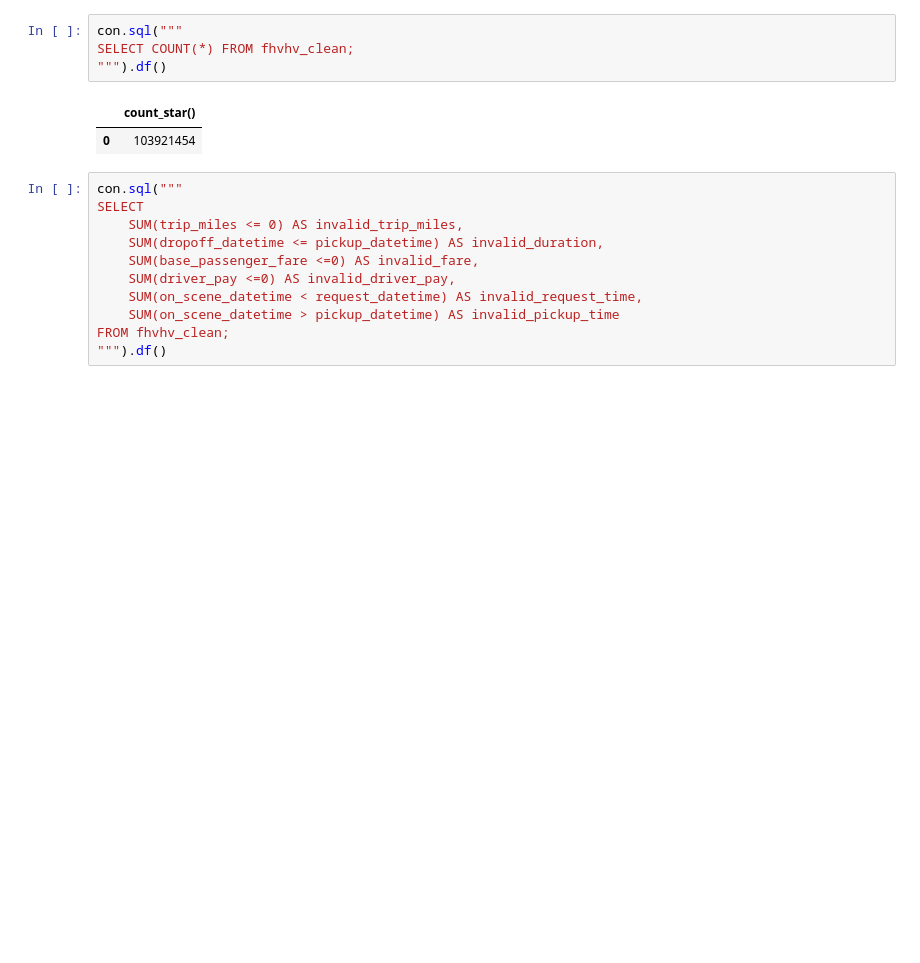
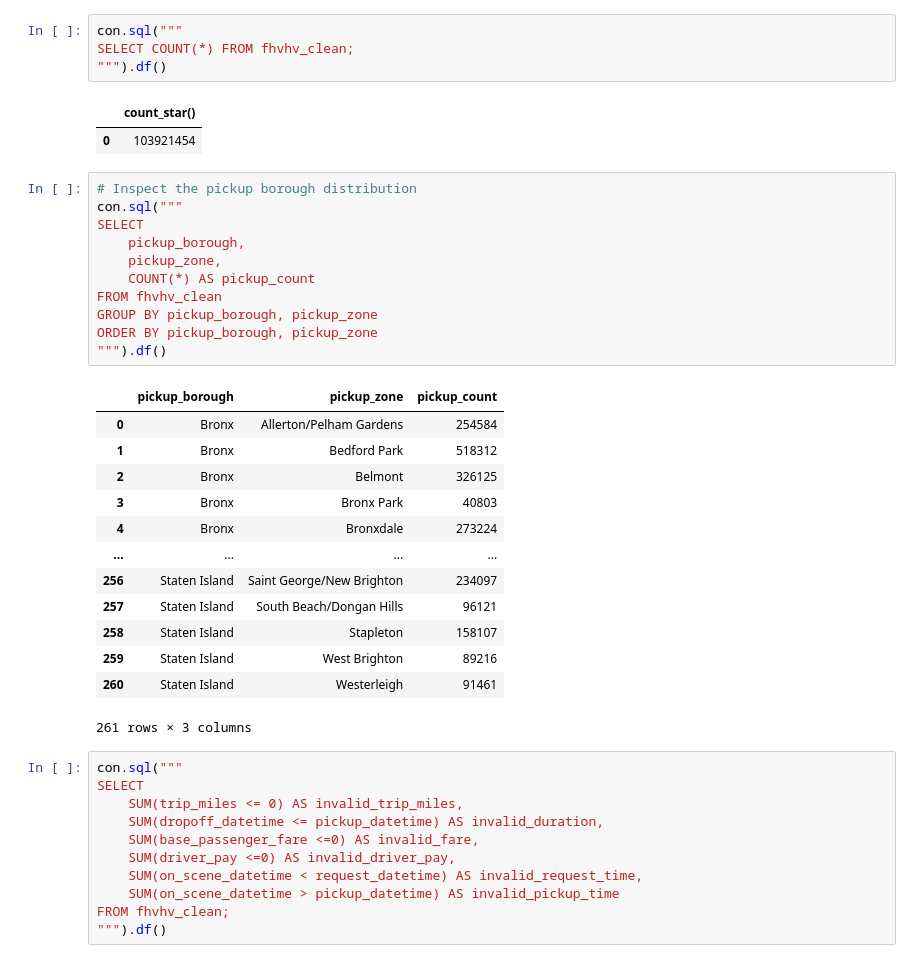
Before and after one commit to wilsonz347/nyc-fhvhv-market-analysis, a Jupyter notebook: notebooks/02_data_preprocessing.ipynb, the cells around one changed output. Drawn from its saved outputs; the diff is of its cells as text; blank space fills up the shorter version.

Commit message:
chore: add pickup location inspection

```diff
--- a/notebooks/02_data_preprocessing.ipynb
+++ b/notebooks/02_data_preprocessing.ipynb
@@ -173,6 +173,31 @@ SELECT COUNT(*) FROM fhvhv_clean;
 # %% [output]
 |  | count_star() |
 | 0 | 103921454 |
+# %%
+# Inspect the pickup borough distribution
+con.sql("""
+SELECT
+    pickup_borough,
+    pickup_zone,
+    COUNT(*) AS pickup_count
+FROM fhvhv_clean
+GROUP BY pickup_borough, pickup_zone
+ORDER BY pickup_borough, pickup_zone
+""").df()
+# %% [output]
+|  | pickup_borough | pickup_zone | pickup_count |
+| 0 | Bronx | Allerton/Pelham Gardens | 254584 |
+| 1 | Bronx | Bedford Park | 518312 |
+| 2 | Bronx | Belmont | 326125 |
+| 3 | Bronx | Bronx Park | 40803 |
+| 4 | Bronx | Bronxdale | 273224 |
+| ... | ... | ... | ... |
+| 256 | Staten Island | Saint George/New Brighton | 234097 |
+| 257 | Staten Island | South Beach/Dongan Hills | 96121 |
+| 258 | Staten Island | Stapleton | 158107 |
+| 259 | Staten Island | West Brighton | 89216 |
+| 260 | Staten Island | Westerleigh | 91461 |
+261 rows × 3 columns
 # %%
 con.sql("""
 SELECT
```
Also changed, not shown: parts of 1 cell of this notebook.
